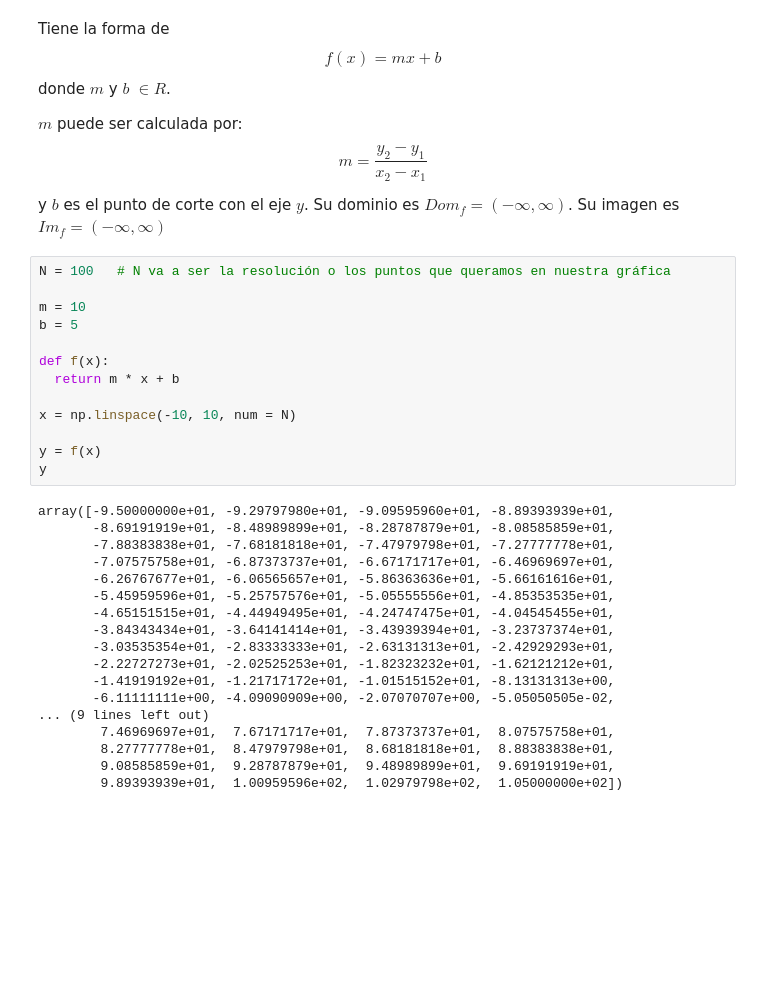
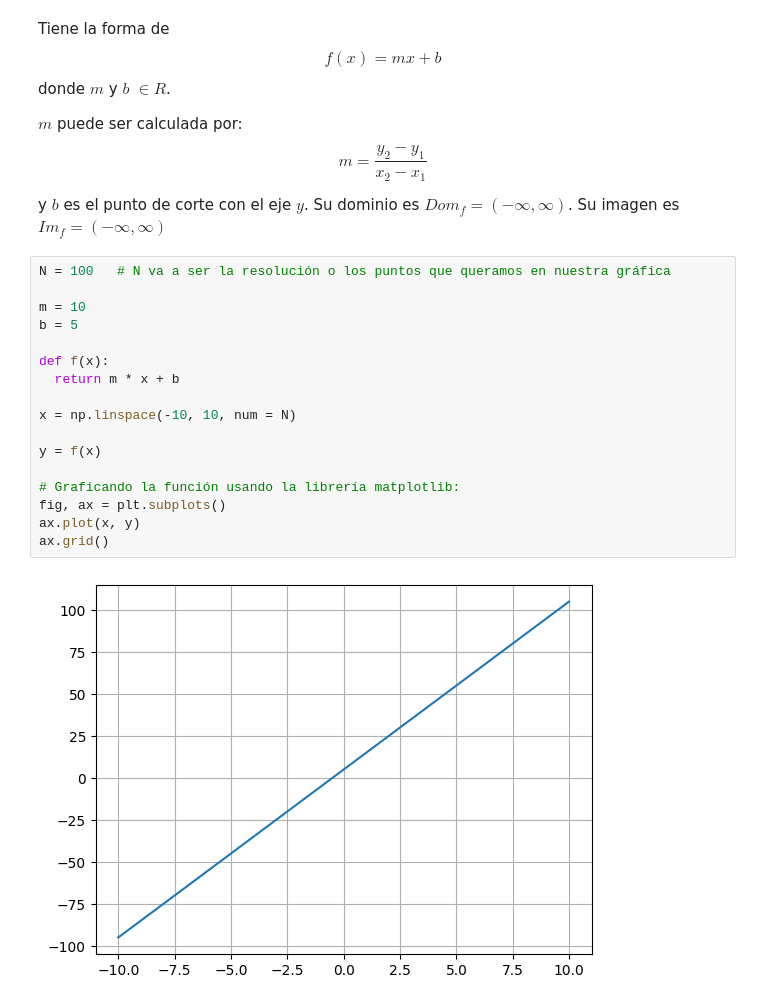
Before and after one commit to YoelCanaza/Funciones-Matem-ticas-para-Data-Science-e-IA, a Jupyter notebook: Funciones_lineales.ipynb, the cells around one changed output. Drawn from its saved outputs; the diff is of its cells as text; blank space fills up the shorter version.

```diff
--- a/Funciones_lineales.ipynb
+++ b/Funciones_lineales.ipynb
@@ -16,31 +18,19 @@ y $b$ es el punto de corte con el eje $y$. Su dominio es $Dom_{f} = (-\infty, \i
 # %%
 N = 100   # N va a ser la resolución o los puntos que queramos en nuestra gráfica
 
 m = 10
 b = 5
 
 def f(x):
   return m * x + b
 
 x = np.linspace(-10, 10, num = N)
 
 y = f(x)
-y
+
+# Graficando la función usando la librería matplotlib:
+fig, ax = plt.subplots()
+ax.plot(x, y)
+ax.grid()
 # %% [output]
-array([-9.50000000e+01, -9.29797980e+01, -9.09595960e+01, -8.89393939e+01,
-       -8.69191919e+01, -8.48989899e+01, -8.28787879e+01, -8.08585859e+01,
-       -7.88383838e+01, -7.68181818e+01, -7.47979798e+01, -7.27777778e+01,
-       -7.07575758e+01, -6.87373737e+01, -6.67171717e+01, -6.46969697e+01,
-       -6.26767677e+01, -6.06565657e+01, -5.86363636e+01, -5.66161616e+01,
-       -5.45959596e+01, -5.25757576e+01, -5.05555556e+01, -4.85353535e+01,
-       -4.65151515e+01, -4.44949495e+01, -4.24747475e+01, -4.04545455e+01,
-       -3.84343434e+01, -3.64141414e+01, -3.43939394e+01, -3.23737374e+01,
-       -3.03535354e+01, -2.83333333e+01, -2.63131313e+01, -2.42929293e+01,
-       -2.22727273e+01, -2.02525253e+01, -1.82323232e+01, -1.62121212e+01,
-       -1.41919192e+01, -1.21717172e+01, -1.01515152e+01, -8.13131313e+00,
-       -6.11111111e+00, -4.09090909e+00, -2.07070707e+00, -5.05050505e-02,
-... (9 lines left out)
-        7.46969697e+01,  7.67171717e+01,  7.87373737e+01,  8.07575758e+01,
-        8.27777778e+01,  8.47979798e+01,  8.68181818e+01,  8.88383838e+01,
-        9.08585859e+01,  9.28787879e+01,  9.48989899e+01,  9.69191919e+01,
-        9.89393939e+01,  1.00959596e+02,  1.02979798e+02,  1.05000000e+02])
+[figure, added]
```
Also changed, not shown: parts of 6 cells of this notebook.
